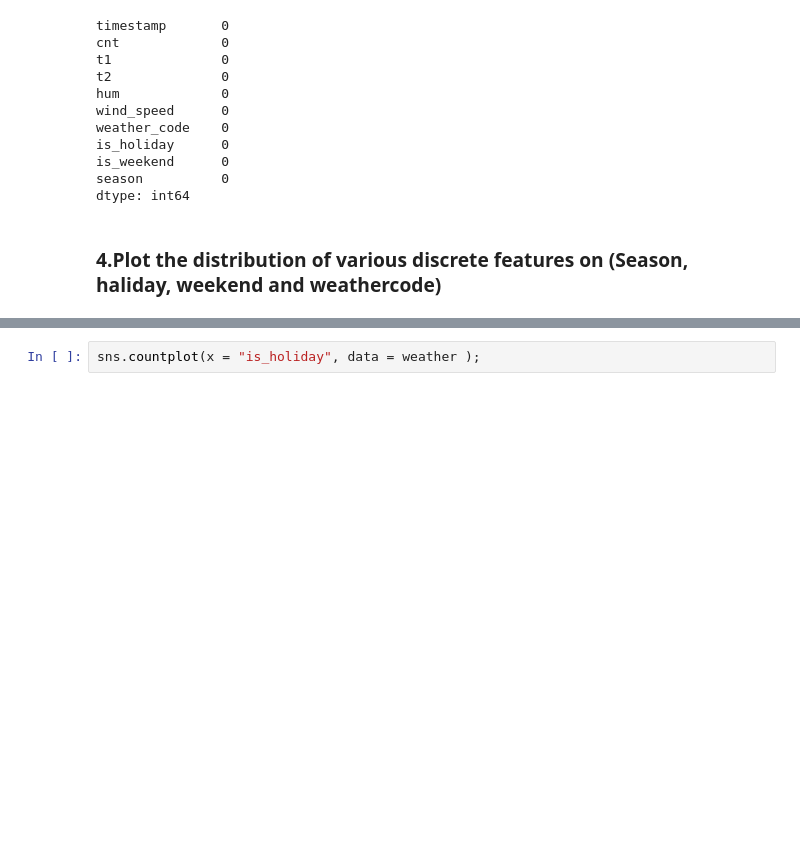
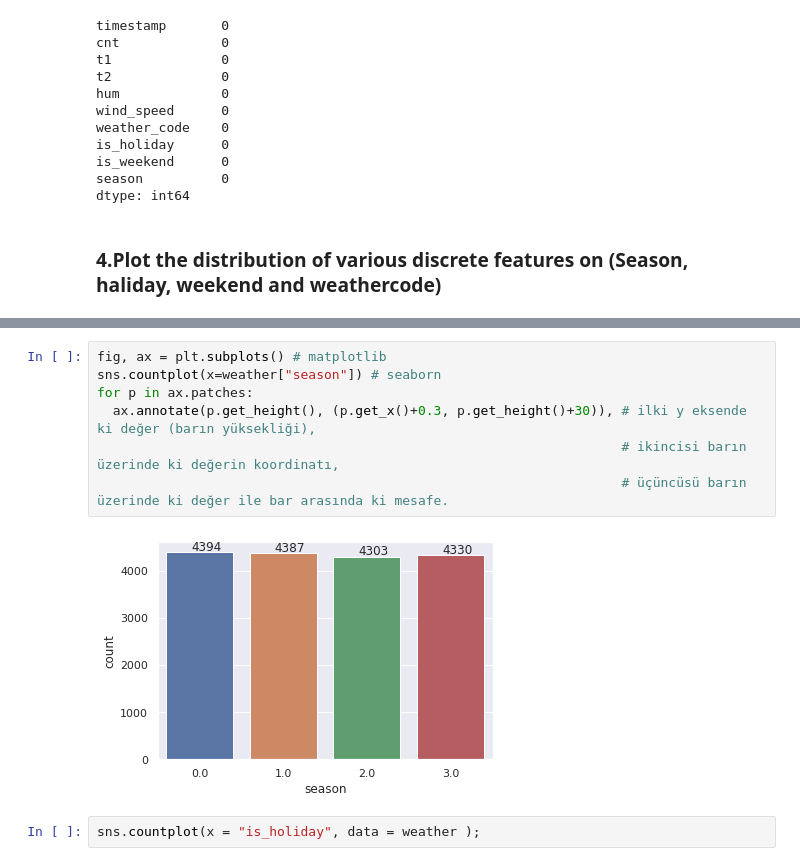
Before and after one commit to sancarg/DS_Assignments, a Jupyter notebook: DV_capstone_D1277.ipynb, the cells around one changed output, grey strips where cells are left out. Drawn from its saved outputs; the diff is of its cells as text; blank space fills up the shorter version.

```diff
--- a/DV_capstone_D1277.ipynb
+++ b/DV_capstone_D1277.ipynb
@@ -116,3 +121,12 @@ sns.countplot(x = "season", data = weather );
+# %%
+fig, ax = plt.subplots() # matplotlib
+sns.countplot(x=weather["season"]) # seaborn
+for p in ax.patches:
+  ax.annotate(p.get_height(), (p.get_x()+0.3, p.get_height()+30)), # ilki y eksende ki değer (barın yüksekliği),
+                                                                   # ikincisi barın üzerinde ki değerin koordinatı,
+                                                                   # üçüncüsü barın üzerinde ki değer ile bar arasında ki mesafe.
+# %% [output]
+[figure, added]
 # %%
 sns.countplot(x = "is_holiday", data = weather );
 # %% [output]
```
Also changed, not shown: parts of 36 cells of this notebook.
